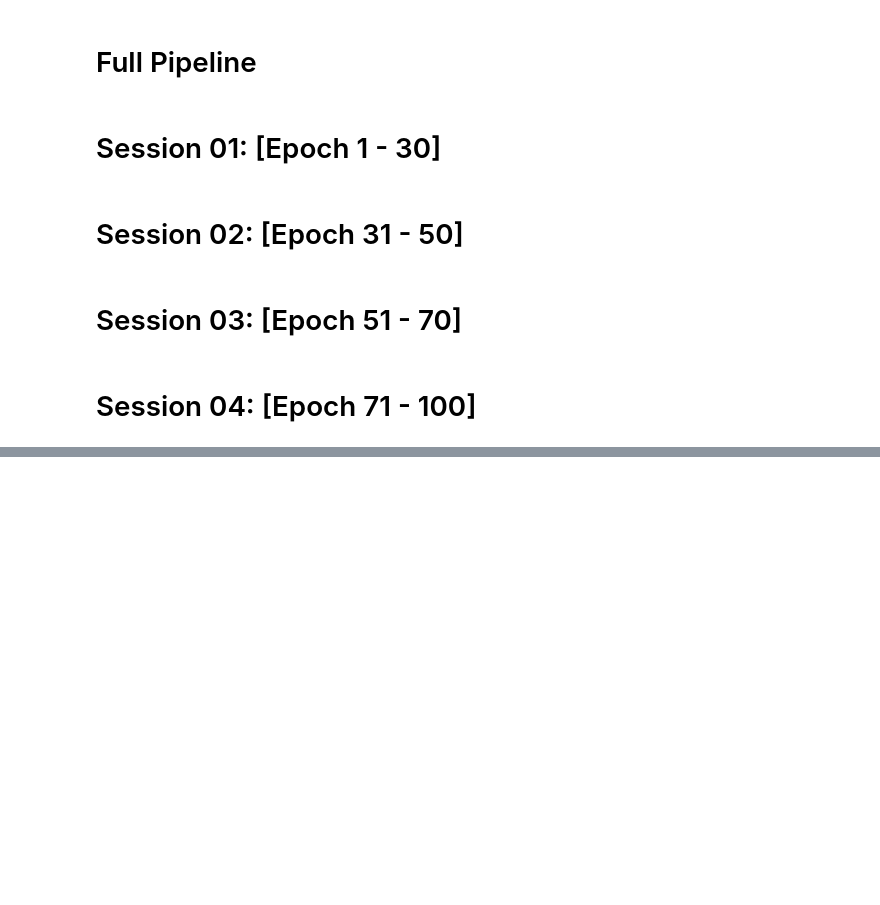
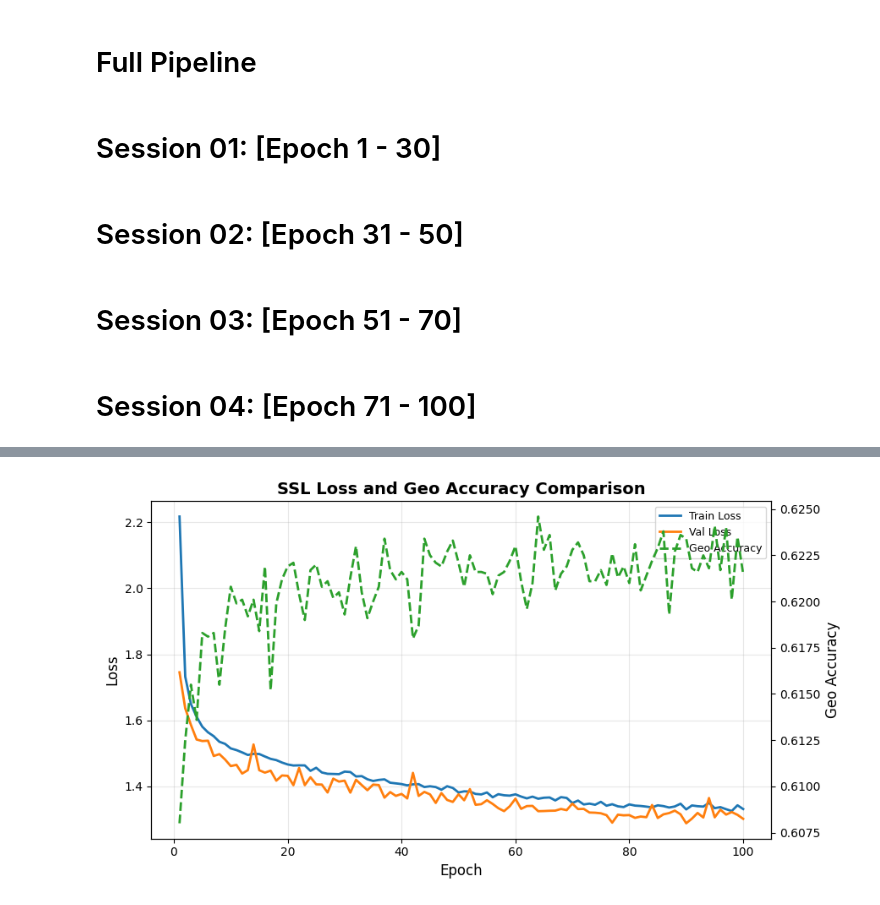
Before and after one commit to Kazi-Ferdous-Hasan/CoCoGeo-Cohesion-and-Contrast-with-Geometry-Aware-Self-Supervision-for-3D-Point-Clouds, a Jupyter notebook: cocogeo-x-yolo3d-pretext.ipynb, the cells around one changed output, grey strips where cells are left out. Saved outputs shown, nothing was run; the diff lists cells and outputs as text; code cells hidden in the pictures; blank space fills up the shorter version.

```diff
--- a/cocogeo-x-yolo3d-pretext.ipynb
+++ b/cocogeo-x-yolo3d-pretext.ipynb
@@ -617,0 +654,27 @@ Copied checkpoints from /kaggle/input/ssl-checkpoint-epoch70/ssl_point_coco_yolo
+# %%
+# Combined: Train Loss, Val Loss, GeoAcc
+fig, ax1 = plt.subplots(figsize=(9, 5))
+
+ax1.plot(df["Epoch"], df["TrainLoss"], label="Train Loss", color="#1f77b4", linewidth=2)
+ax1.plot(df["Epoch"], df["ValLoss"], label="Val Loss", color="#ff7f0e", linewidth=2)
+ax1.set_xlabel("Epoch", fontsize=12)
+ax1.set_ylabel("Loss", color="black", fontsize=12)
+ax1.tick_params(axis="y")
+
+ax2 = ax1.twinx()
+ax2.plot(df["Epoch"], df["GeoAcc"], label="Geo Accuracy", color="#2ca02c", linewidth=2, linestyle="--")
+ax2.set_ylabel("Geo Accuracy", color="black", fontsize=12)
+ax2.tick_params(axis="y")
+
+plt.title("SSL Loss and Geo Accuracy Comparison", fontsize=14, weight="bold")
+ax1.grid(alpha=0.3)
+
+lines, labels = ax1.get_legend_handles_labels()
+lines2, labels2 = ax2.get_legend_handles_labels()
+ax1.legend(lines + lines2, labels + labels2, loc="upper right", fontsize=9)
+
+plt.tight_layout()
+plt.savefig("ssl_combined_curve.png", dpi=300)
+plt.show()
+# %% [output]
+[figure, added]
```
Also changed, not shown: parts of 8 cells of this notebook.
